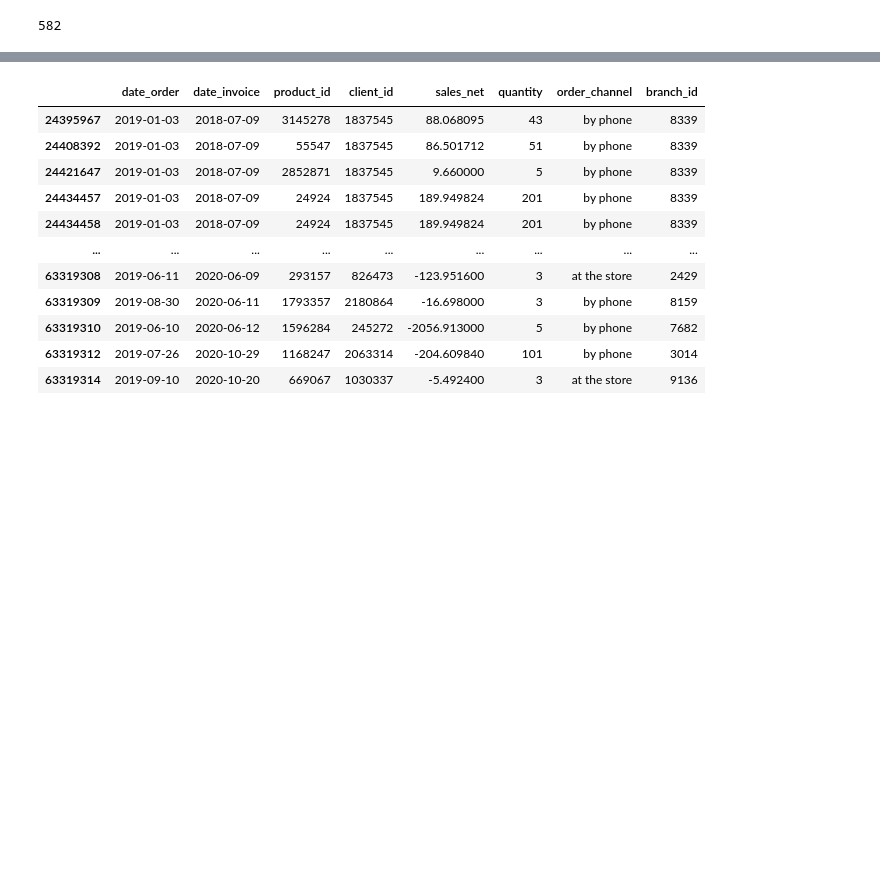
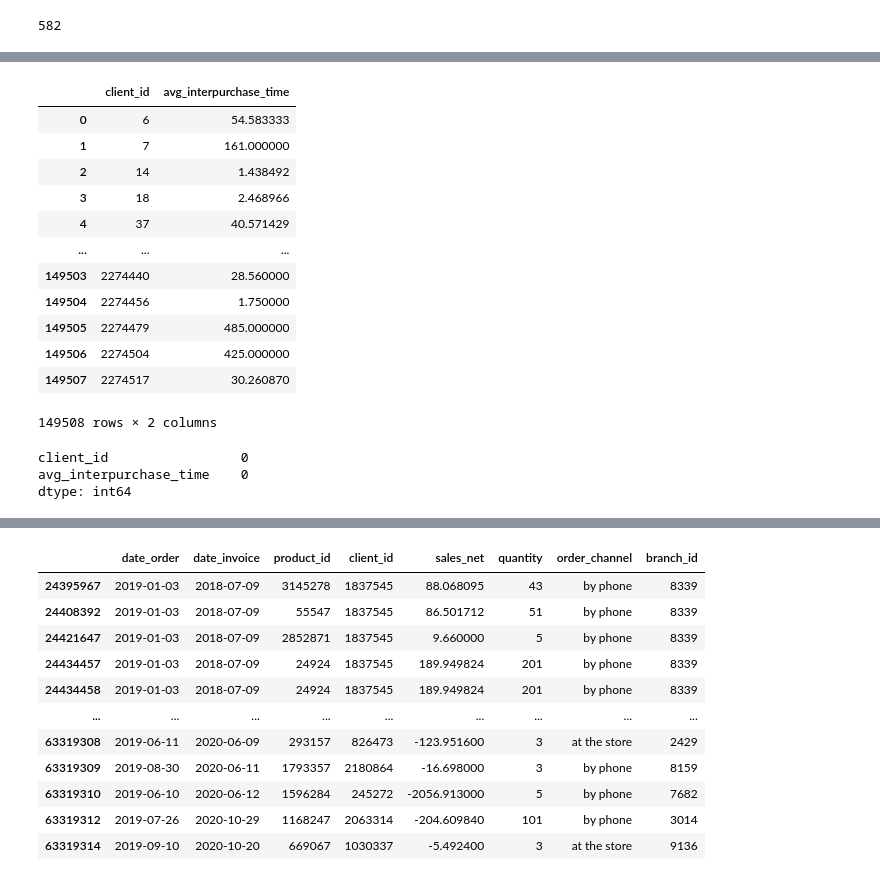
Before and after one commit to dorabijvoet/bcg_strat, a Jupyter notebook: notebooks/eda.ipynb, the cells around one changed output, grey strips where cells are left out. Cells and saved outputs as stored; diff of their text form; code cells hidden in the pictures; blank space fills up the shorter version.

Commit message:
added some columns

```diff
--- a/notebooks/eda.ipynb
+++ b/notebooks/eda.ipynb
@@ -97,0 +136,31 @@ df.describe()
+# %%
+# Remove 0 values when computing median inter-purchase time
+customer_avg_gap = (
+    df[df["days_until_next_order"] > 0]  # Ignore same-day transactions
+    .groupby("client_id")["days_until_next_order"]
+    .mean()
+    .reset_index()
+    .rename(columns={"days_until_next_order": "avg_interpurchase_time"})
+)
+
+customer_avg_gap
+# %% [output]
+|  | client_id | avg_interpurchase_time |
+| 0 | 6 | 54.583333 |
+| 1 | 7 | 161.000000 |
+| 2 | 14 | 1.438492 |
+| 3 | 18 | 2.468966 |
+| 4 | 37 | 40.571429 |
+| ... | ... | ... |
+| 149503 | 2274440 | 28.560000 |
+| 149504 | 2274456 | 1.750000 |
+| 149505 | 2274479 | 485.000000 |
+| 149506 | 2274504 | 425.000000 |
+| 149507 | 2274517 | 30.260870 |
+149508 rows × 2 columns
+# %%
+customer_avg_gap.isna().sum()
+# %% [output]
+client_id                 0
+avg_interpurchase_time    0
+dtype: int64
```
Also changed, not shown: parts of 16 cells of this notebook, 1 other file.
